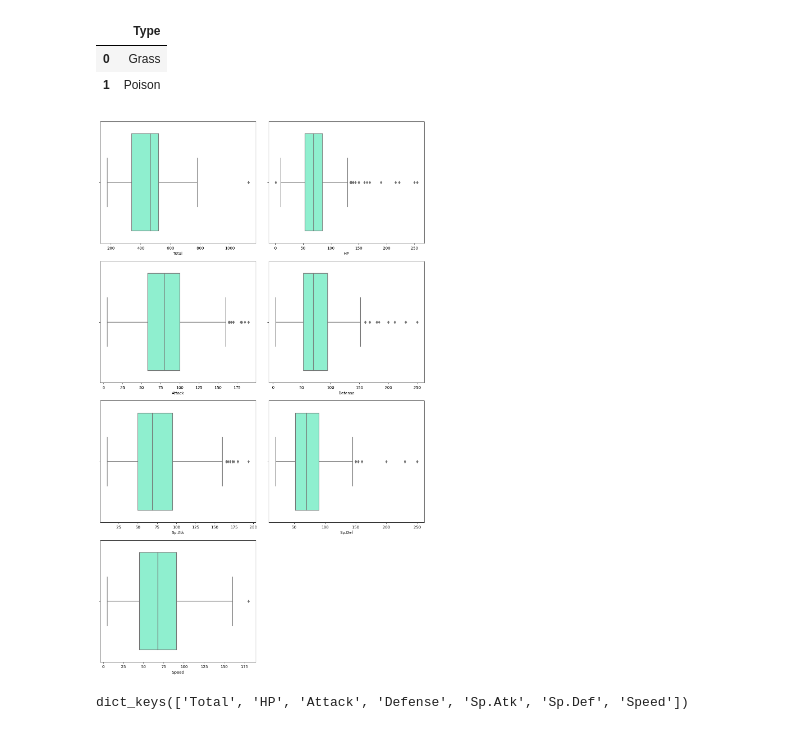
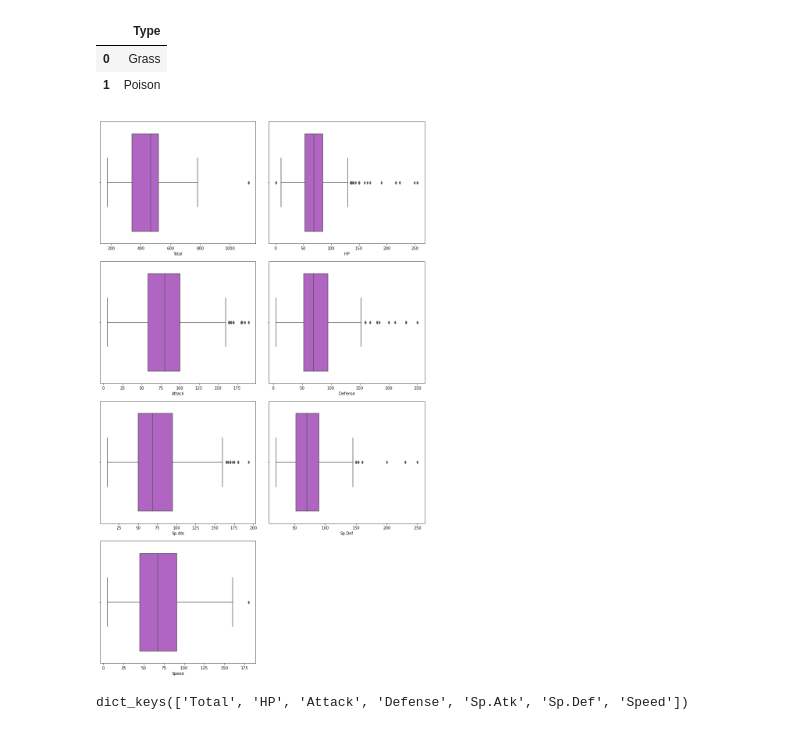
Before and after one commit to Adalab/promo_d_da_modulo3_sprint1_Estibaliz_Lorena, a Jupyter notebook: Regresión Lineal/pair_regresion_lineal1_introML.ipynb, the cells around one changed output. Saved outputs shown, nothing was run; the diff lists cells and outputs as text; code cells hidden in the pictures.

```diff
--- a/Regresión Lineal/pair_regresion_lineal1_introML.ipynb
+++ b/Regresión Lineal/pair_regresion_lineal1_introML.ipynb
@@ -173,21 +173,21 @@ categoricas.head(2)
 # %%
 #Utilizamos el boxplot para ver las distribuciones de datos de las diferentes variables numéricas
 
 fig, axes = plt.subplots(4, 2, figsize=(12, 20))
 
 axes = axes.flat
 
 for indice, columna in enumerate(numericas.columns):
     # para trazar una línea de densidad
     sns.boxplot(x=numericas[columna], data=df,
-                ax=axes[indice], color="aquamarine")
+                ax=axes[indice], color= 'mediumorchid')
 
 
 plt.tight_layout()
 fig.delaxes(axes[-1])
 plt.show()
 # %% [output]
-[figure, old version]
+[figure, new version]
 # %%
 def detectar_outliers(lista_columnas, dataframe):
 
```
Also changed, not shown: parts of 6 cells of this notebook, 10 other files.
